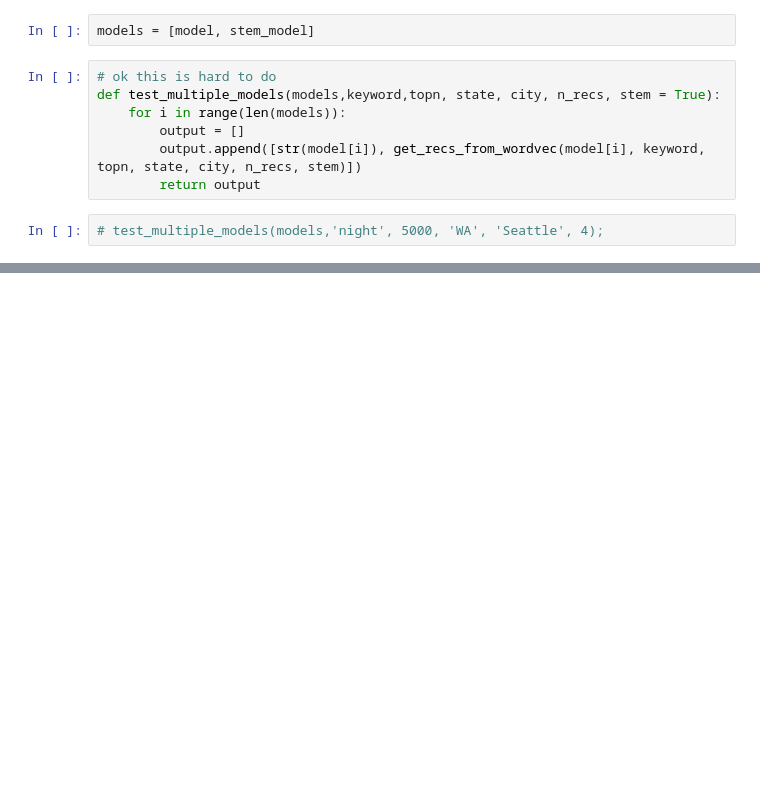
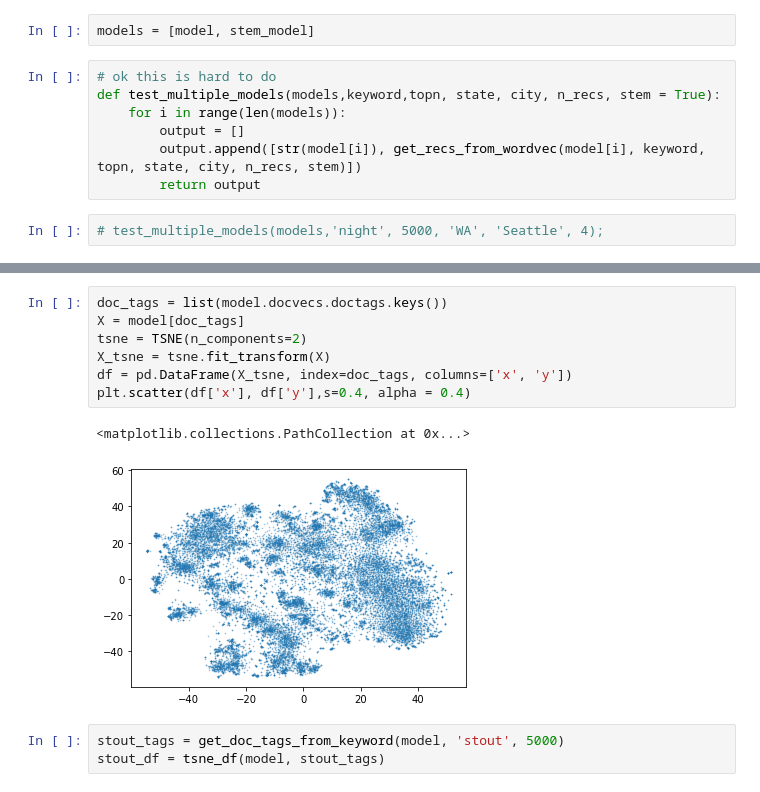
Before and after one commit to aabrahamson3/beer30, a Jupyter notebook: Doc2Vec.ipynb, the cells around one changed output, grey strips where cells are left out. Saved outputs shown, nothing was run; the diff lists cells and outputs as text; blank space fills up the shorter version.

Commit message:
tested new models and working on doc2doc comparisons

```diff
--- a/Doc2Vec.ipynb
+++ b/Doc2Vec.ipynb
@@ -332,0 +370,13 @@ get_recs_from_wordvec(stem_model, 'night', 5000, 'MI', 'Sawyer', 4, stem = True)
+# %%
+doc_tags = list(model.docvecs.doctags.keys())
+X = model[doc_tags]
+tsne = TSNE(n_components=2)
+X_tsne = tsne.fit_transform(X)
+df = pd.DataFrame(X_tsne, index=doc_tags, columns=['x', 'y'])
+plt.scatter(df['x'], df['y'],s=0.4, alpha = 0.4)
+# %% [output]
+<matplotlib.collections.PathCollection at 0x...>
+[figure, added]
+# %%
+stout_tags = get_doc_tags_from_keyword(model, 'stout', 5000)
+stout_df = tsne_df(model, stout_tags)
```
Also changed, not shown: parts of 10 cells of this notebook.
